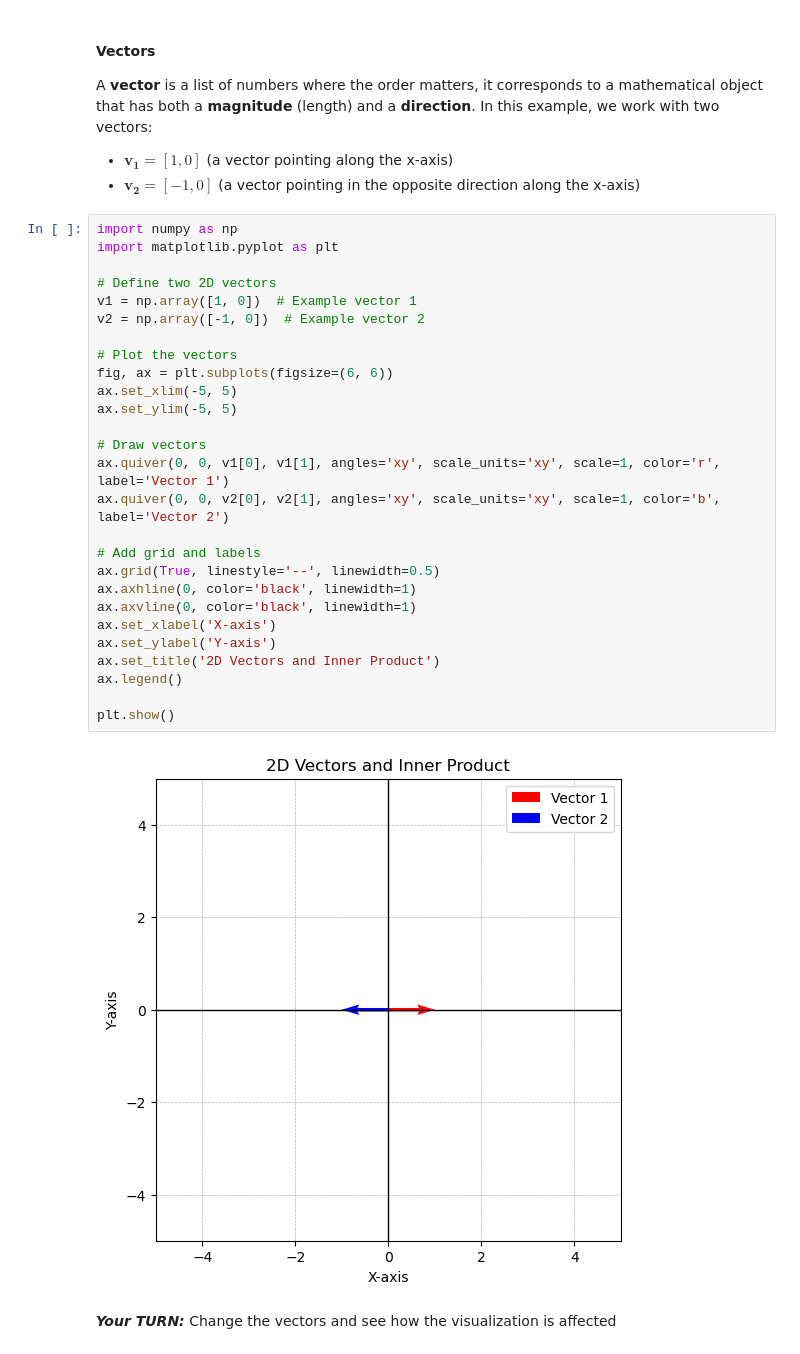
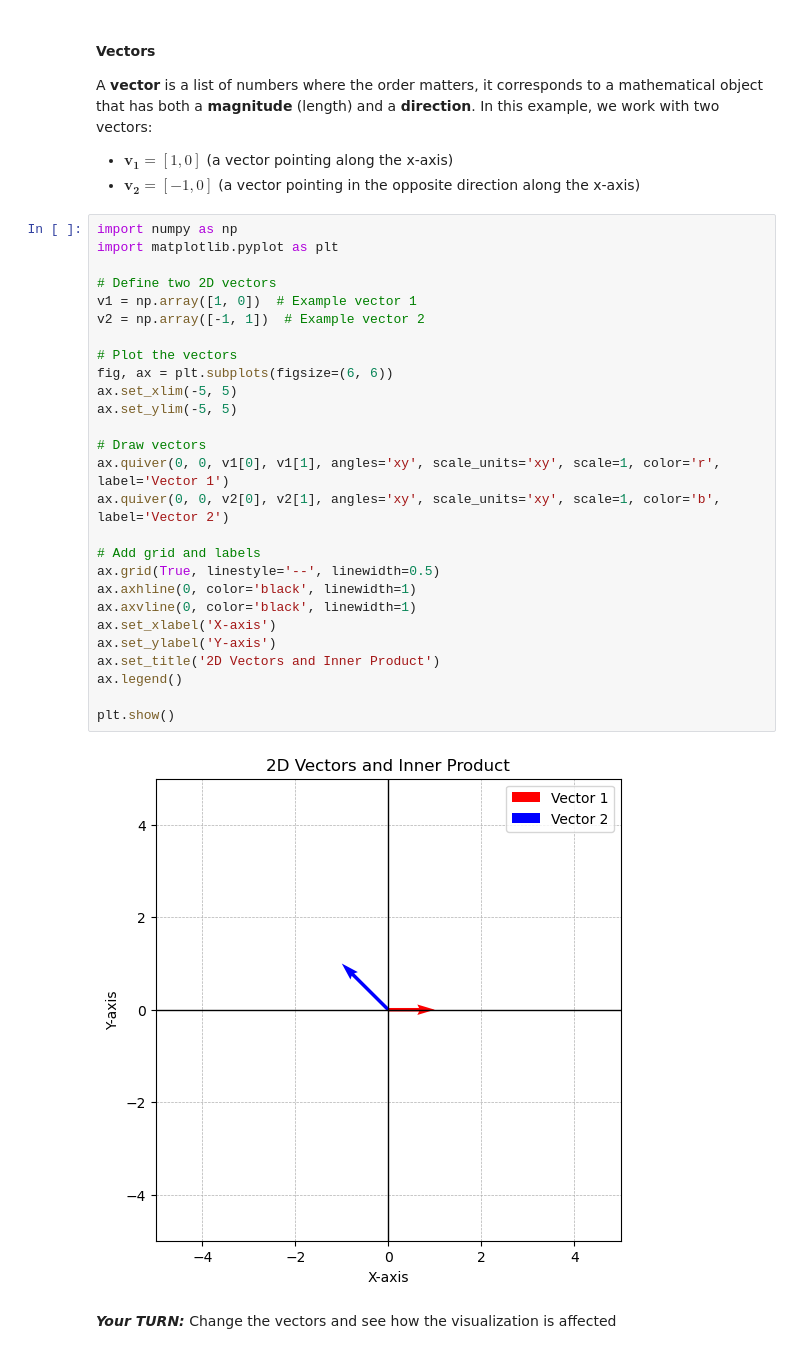
Before and after one commit to imanmossavat/ml-teaching-materials-fontys, a Jupyter notebook: ML Studio/S4_Inner_product.ipynb, the cells around one changed output. Cells and saved outputs as stored; diff of their text form.

```diff
--- a/ML Studio/S4_Inner_product.ipynb
+++ b/ML Studio/S4_Inner_product.ipynb
@@ -13,32 +13,32 @@ A **vector** is a list of numbers where the order matters, it corresponds to a m
 # %%
 import numpy as np
 import matplotlib.pyplot as plt
 
 # Define two 2D vectors
 v1 = np.array([1, 0])  # Example vector 1
-v2 = np.array([-1, 0])  # Example vector 2
+v2 = np.array([-1, 1])  # Example vector 2
 
 # Plot the vectors
 fig, ax = plt.subplots(figsize=(6, 6))
 ax.set_xlim(-5, 5)
 ax.set_ylim(-5, 5)
 
 # Draw vectors
 ax.quiver(0, 0, v1[0], v1[1], angles='xy', scale_units='xy', scale=1, color='r', label='Vector 1')
 ax.quiver(0, 0, v2[0], v2[1], angles='xy', scale_units='xy', scale=1, color='b', label='Vector 2')
 
 # Add grid and labels
 ax.grid(True, linestyle='--', linewidth=0.5)
 ax.axhline(0, color='black', linewidth=1)
 ax.axvline(0, color='black', linewidth=1)
 ax.set_xlabel('X-axis')
 ax.set_ylabel('Y-axis')
 ax.set_title('2D Vectors and Inner Product')
 ax.legend()
 
 plt.show()
 # %% [output]
-[figure, old version]
+[figure, new version]
 # %% [markdown]
 ***Your TURN:*** Change the vectors and see how the visualization is affected
 # %% [markdown]
```
Also changed, not shown: parts of 9 cells of this notebook.
